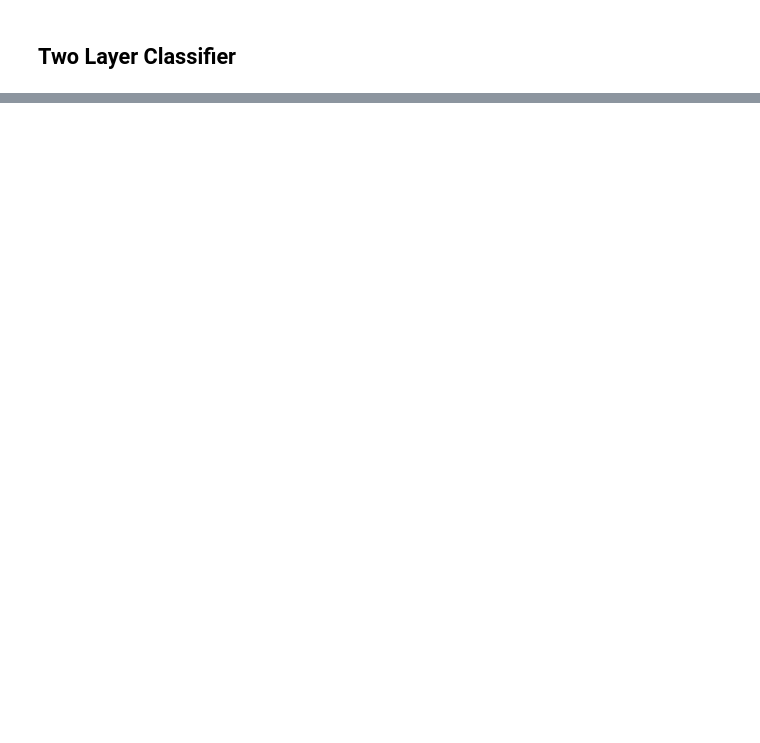
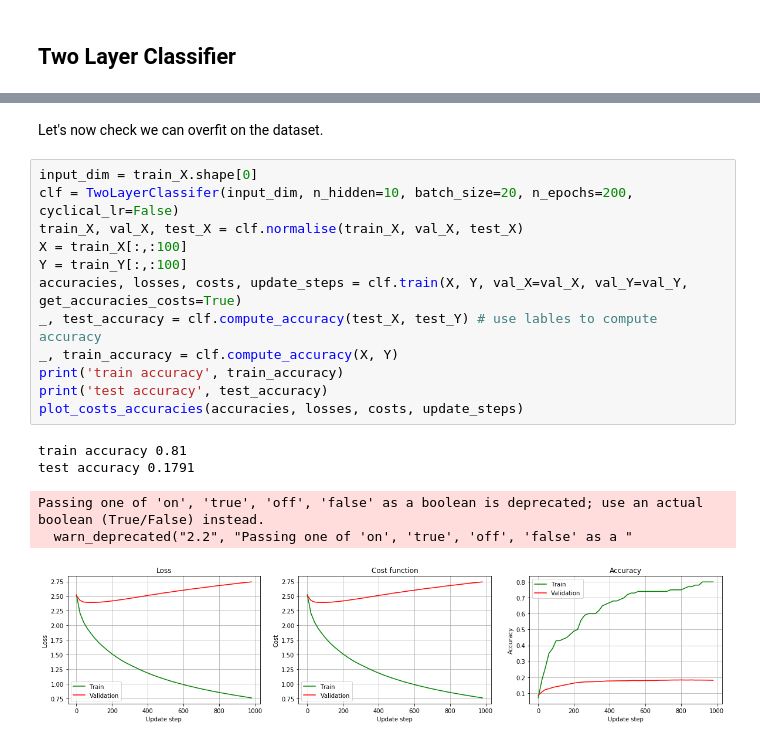
Before and after one commit to 09panesara/DD2424-Deep-Learning, a Jupyter notebook: Lab2/Lab2.ipynb, the cells around one changed output, grey strips where cells are left out. Drawn from its saved outputs; the diff is of its cells as text; blank space fills up the shorter version.

```diff
--- a/Lab2/Lab2.ipynb
+++ b/Lab2/Lab2.ipynb
@@ -174,0 +326,20 @@ train_X, val_X, test_X = clf.normalise(train_X, val_X, test_X)
+# %% [markdown]
+Let's now check we can overfit on the dataset.
+# %%
+input_dim = train_X.shape[0]
+clf = TwoLayerClassifer(input_dim, n_hidden=10, batch_size=20, n_epochs=200, cyclical_lr=False)
+train_X, val_X, test_X = clf.normalise(train_X, val_X, test_X)
+X = train_X[:,:100]
+Y = train_Y[:,:100]
+accuracies, losses, costs, update_steps = clf.train(X, Y, val_X=val_X, val_Y=val_Y, get_accuracies_costs=True)
+_, test_accuracy = clf.compute_accuracy(test_X, test_Y) # use lables to compute accuracy
+_, train_accuracy = clf.compute_accuracy(X, Y)
+print('train accuracy', train_accuracy)
+print('test accuracy', test_accuracy)
+plot_costs_accuracies(accuracies, losses, costs, update_steps)
+# %% [output]
+train accuracy 0.81
+test accuracy 0.1791
+Passing one of 'on', 'true', 'off', 'false' as a boolean is deprecated; use an actual boolean (True/False) instead.
+  warn_deprecated("2.2", "Passing one of 'on', 'true', 'off', 'false' as a "
+[figure, added]
```
Also changed, not shown: parts of 53 cells of this notebook, 10 other files.
